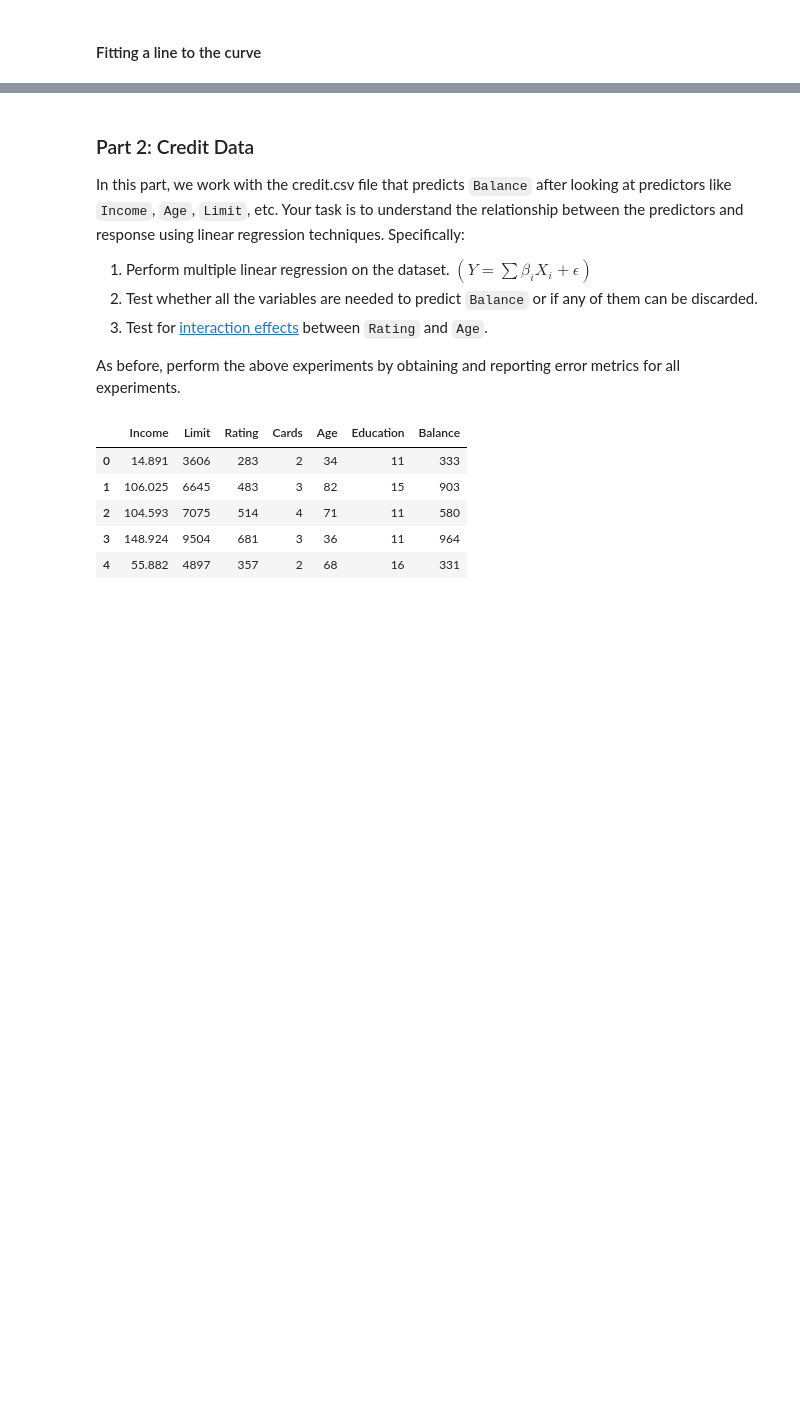
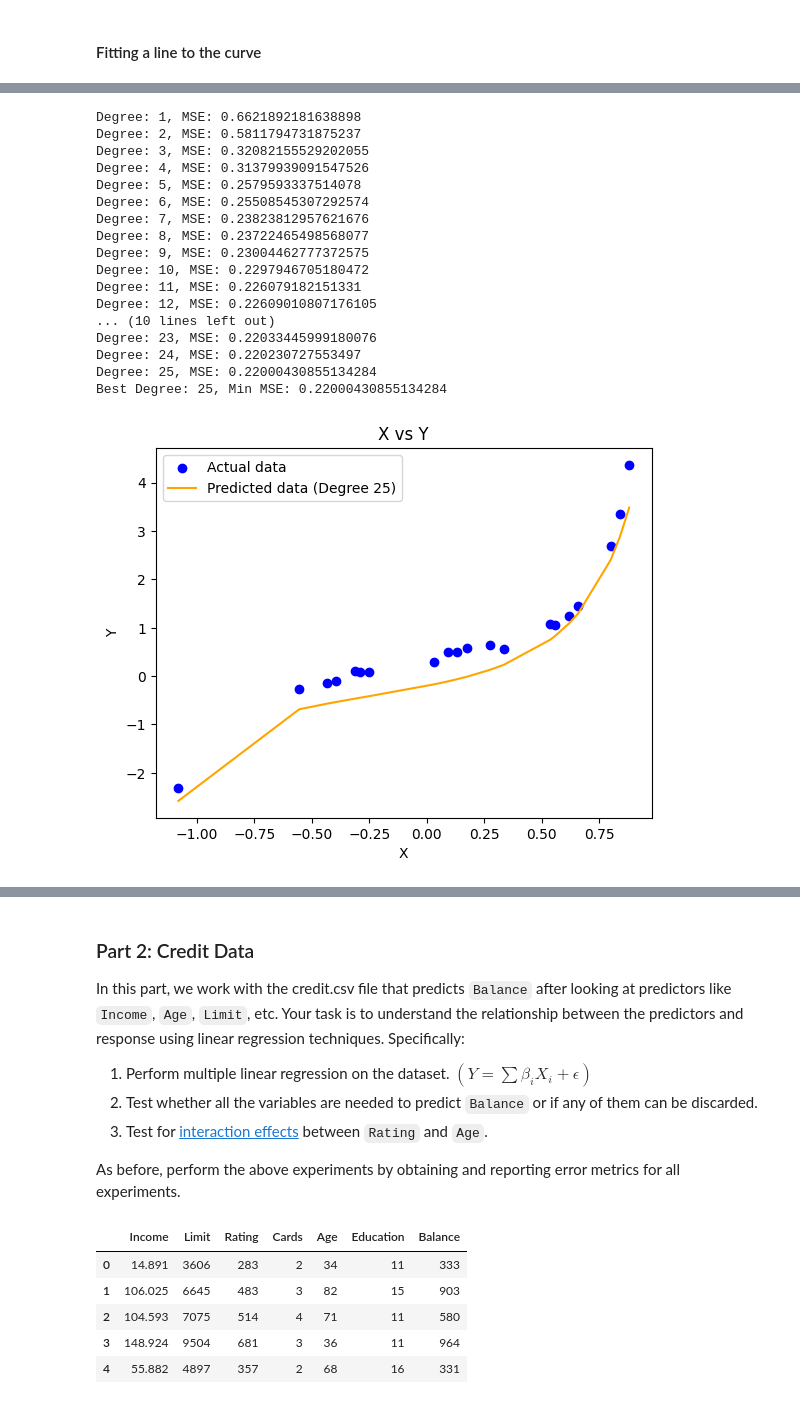
Before and after one commit to oops-moment/SMAI-SEM6, a Jupyter notebook: rollnumber_A1/rollnumber_A1_Q3/Q3.ipynb, the cells around one changed output, grey strips where cells are left out. Saved outputs shown, nothing was run; the diff lists cells and outputs as text; code cells hidden in the pictures; blank space fills up the shorter version.

```diff
--- a/rollnumber_A1/rollnumber_A1_Q3/Q3.ipynb
+++ b/rollnumber_A1/rollnumber_A1_Q3/Q3.ipynb
@@ -165,0 +169,63 @@ class PolynomailRegression() :
+# %%
+X, Y,coeff = gen_data()
+X = X.reshape(-1, 1)
+
+min_degree = 1
+max_degree = 25
+
+best_degree = None
+min_mse = float('inf')
+
+for degree in range(min_degree, max_degree + 1):
+    model = PolynomailRegression(degree=degree, learning_rate=0.01, iterations=500)
+    X_train, X_test, y_train, y_test = train_test_split(X, Y, test_size=0.2, random_state=1234)
+    model.fit(X_train, y_train)
+    Y_pred = model.predict(X_test)
+
+    mse_value = mse(y_test, Y_pred)
+
+    print(f"Degree: {degree}, MSE: {mse_value}")
+
+    if mse_value < min_mse:
+        min_mse = mse_value
+        best_degree = degree
+
+print(f"Best Degree: {best_degree}, Min MSE: {min_mse}")
+
+# Plotting for the best degree
+model_best_degree = PolynomailRegression(degree=best_degree, learning_rate=0.01, iterations=500)
+model_best_degree.fit(X_train, y_train)
+Y_pred_best_degree = model_best_degree.predict(X_test)
+
+# Sorting X_test and corresponding Y_pred for smooth plotting
+sorted_indices_best_degree = np.argsort(X_test[:, 0])
+X_test_sorted_best_degree = X_test[sorted_indices_best_degree]
+Y_pred_sorted_best_degree = Y_pred_best_degree[sorted_indices_best_degree]
+
+# Plotting
+plt.scatter(X_test, y_test, color='blue', label='Actual data')
+plt.plot(X_test_sorted_best_degree, Y_pred_sorted_best_degree, color='orange', label=f'Predicted data (Degree {best_degree})')
+plt.title('X vs Y')
+plt.xlabel('X')
+plt.ylabel('Y')
+plt.legend()
+plt.show()
+# %% [output]
+Degree: 1, MSE: 0.6621892181638898
+Degree: 2, MSE: 0.5811794731875237
+Degree: 3, MSE: 0.32082155529202055
+Degree: 4, MSE: 0.31379939091547526
+Degree: 5, MSE: 0.2579593337514078
+Degree: 6, MSE: 0.25508545307292574
+Degree: 7, MSE: 0.23823812957621676
+Degree: 8, MSE: 0.23722465498568077
+Degree: 9, MSE: 0.23004462777372575
+Degree: 10, MSE: 0.2297946705180472
+Degree: 11, MSE: 0.226079182151331
+Degree: 12, MSE: 0.22609010807176105
+... (10 lines left out)
+Degree: 23, MSE: 0.22033445999180076
+Degree: 24, MSE: 0.220230727553497
+Degree: 25, MSE: 0.22000430855134284
+Best Degree: 25, Min MSE: 0.22000430855134284
+[figure, added]
```
Also changed, not shown: parts of 7 cells of this notebook.
